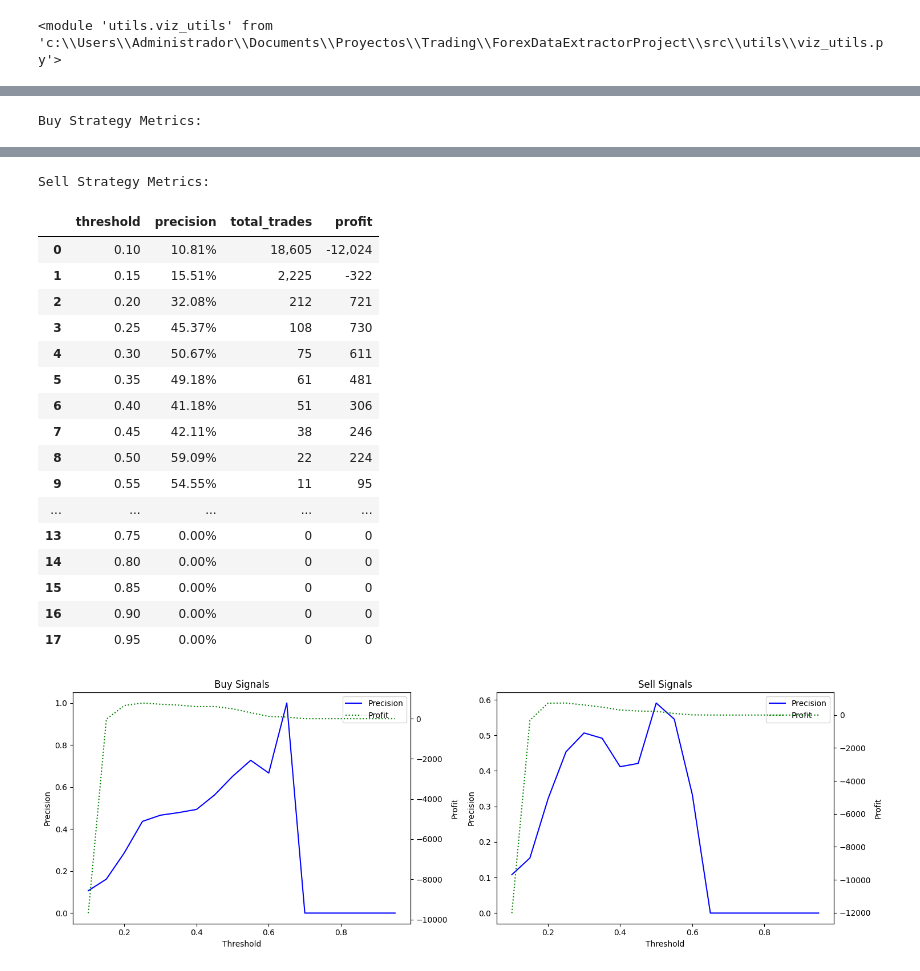
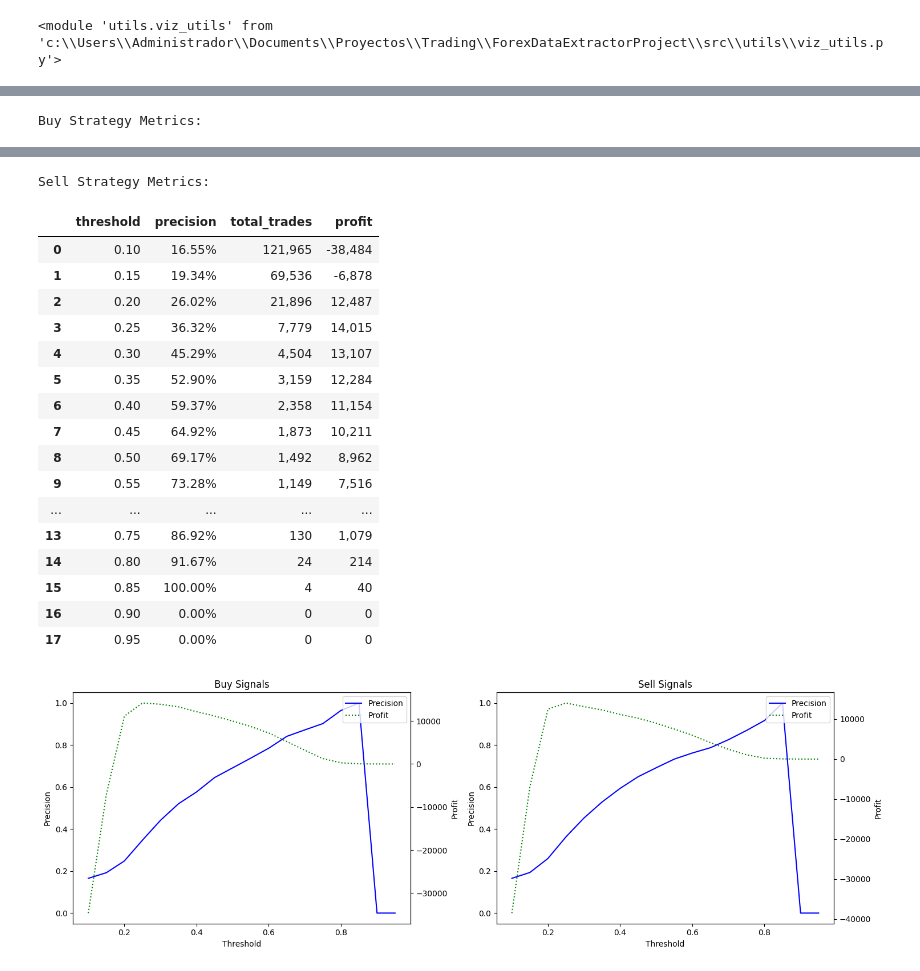
Before and after one commit to juanbarco92/Trading, a Jupyter notebook: ForexDataExtractorProject/notebooks/sma-sr.ipynb, the cells around one changed output, grey strips where cells are left out. Drawn from its saved outputs; the diff is of its cells as text; code cells hidden in the pictures.

```diff
--- a/ForexDataExtractorProject/notebooks/sma-sr.ipynb
+++ b/ForexDataExtractorProject/notebooks/sma-sr.ipynb
@@ -733,0 +635,3 @@ df_EURUSD_5min["multiclass_target"] = np.where(
+# %%
+from utils.exploration_utils import create_candle_patterns
+df_EURUSD_5min['pattern'] = create_candle_patterns(df_EURUSD_5min, 'cluster', 3)
@@ -801,0 +1181,32 @@ objetivo_compra_alcanzado       0.10      0.40      0.16      5197
+# %%
+# Crear y entrenar el RandomForestClassifier
+rf_model = RandomForestClassifier(
+    n_estimators=50,
+    max_depth=10,
+    min_samples_split=100,
+    random_state=42,
+    n_jobs=-1,
+    class_weight='balanced',
+    max_features='sqrt'
+)
+
+# Entrenar el modelo
+rf_model.fit(X_train_imputed, y_train)
+
+# Predicciones sobre el conjunto de prueba
+y_pred_test = rf_model.predict(X_test_imputed)
+
+# Predicciones sobre el conjunto de entrenamiento
+y_pred_train = rf_model.predict(X_train_imputed)
+
+# Calcular las métricas de accuracy para comparar (opcional)
+acc_train = accuracy_score(y_train, y_pred_train)
+acc_test = accuracy_score(y_test, y_pred_test)
+
+print("=== Reporte de Clasificación - Conjunto de Entrenamiento ===\n")
+print(classification_report(y_train, y_pred_train))
+print("Accuracy Train:", acc_train, "\n")
+
+print("=== Reporte de Clasificación - Conjunto de Prueba ===\n")
+print(classification_report(y_test, y_pred_test))
+print("Accuracy Test:", acc_test, "\n")
@@ -892,8 +1377,8 @@ params = {
 }
 
 # Create new datasets with encoded labels
-lgb_train = lgb.Dataset(X_train, y_train_encoded)
-lgb_test = lgb.Dataset(X_test, y_test_encoded, reference=lgb_train)
+lgb_train = lgb.Dataset(X_train_final, y_train_encoded)
+lgb_test = lgb.Dataset(X_test_final, y_test_encoded, reference=lgb_train)
 
 # Entrenar el modelo
 model = lgb.train(
@@ -903,7 +1388,7 @@ model = lgb.train(
 )
 # %%
 # Predecir
-y_pred_proba = model.predict(X_test)
+y_pred_proba = model.predict(X_test_final)
 # %%
 # Convert probabilities to predictions using argmax
 y_pred = le.inverse_transform(y_pred_proba.argmax(axis=1))
@@ -928,8 +1413,8 @@ objetivo_compra_alcanzado       0.64      0.01      0.01      5197
 compra_df, venta_df = analizar_metricas_por_umbral(
     y_pred_proba,
     df_test,
-    pip_objetivo=20,
-    pip_stop=5
+    pip_objetivo=10,
+    pip_stop=3
 )
 
 # Encontrar el mejor umbral para compras
@@ -965,23 +1450,23 @@ Buy Strategy Metrics:
 | 16 | 0.90 | 0.00% | 0 | 0 |
 | 17 | 0.95 | 0.00% | 0 | 0 |
 Sell Strategy Metrics:
 |  | threshold | precision | total_trades | profit |
-| 0 | 0.10 | 10.81% | 18,605 | -12,024 |
-| 1 | 0.15 | 15.51% | 2,225 | -322 |
-| 2 | 0.20 | 32.08% | 212 | 721 |
-| 3 | 0.25 | 45.37% | 108 | 730 |
-| 4 | 0.30 | 50.67% | 75 | 611 |
-| 5 | 0.35 | 49.18% | 61 | 481 |
-| 6 | 0.40 | 41.18% | 51 | 306 |
-| 7 | 0.45 | 42.11% | 38 | 246 |
-| 8 | 0.50 | 59.09% | 22 | 224 |
-| 9 | 0.55 | 54.55% | 11 | 95 |
+| 0 | 0.10 | 16.55% | 121,965 | -38,484 |
+| 1 | 0.15 | 19.34% | 69,536 | -6,878 |
+| 2 | 0.20 | 26.02% | 21,896 | 12,487 |
+| 3 | 0.25 | 36.32% | 7,779 | 14,015 |
+| 4 | 0.30 | 45.29% | 4,504 | 13,107 |
+| 5 | 0.35 | 52.90% | 3,159 | 12,284 |
+| 6 | 0.40 | 59.37% | 2,358 | 11,154 |
+| 7 | 0.45 | 64.92% | 1,873 | 10,211 |
+| 8 | 0.50 | 69.17% | 1,492 | 8,962 |
+| 9 | 0.55 | 73.28% | 1,149 | 7,516 |
 | ... | ... | ... | ... | ... |
-| 13 | 0.75 | 0.00% | 0 | 0 |
-| 14 | 0.80 | 0.00% | 0 | 0 |
-| 15 | 0.85 | 0.00% | 0 | 0 |
+| 13 | 0.75 | 86.92% | 130 | 1,079 |
+| 14 | 0.80 | 91.67% | 24 | 214 |
+| 15 | 0.85 | 100.00% | 4 | 40 |
 | 16 | 0.90 | 0.00% | 0 | 0 |
 | 17 | 0.95 | 0.00% | 0 | 0 |
-[figure, old version]
+[figure, new version]
 Mejor umbral para compras:
 Threshold: 0.25
```
Also changed, not shown: parts of 86 cells of this notebook, 5 other files.
